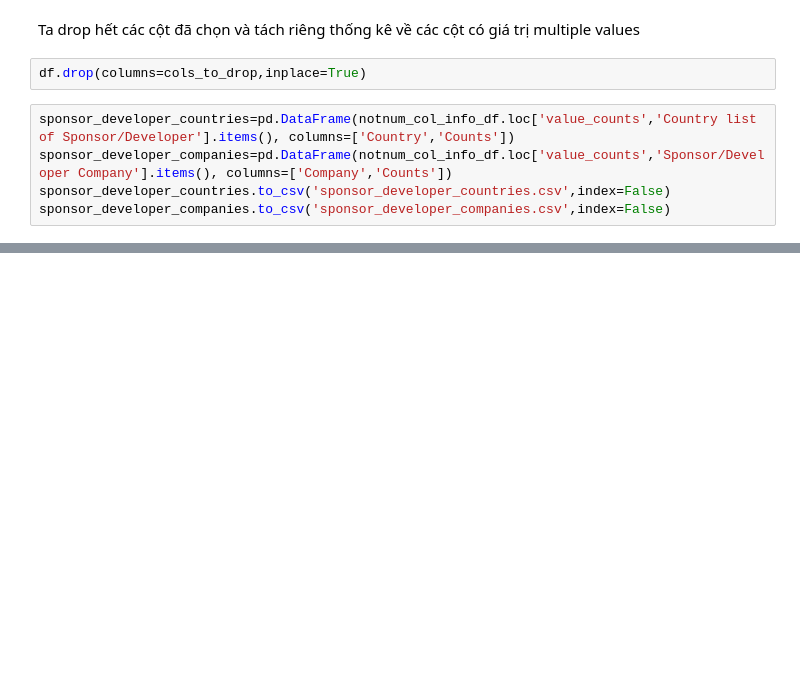
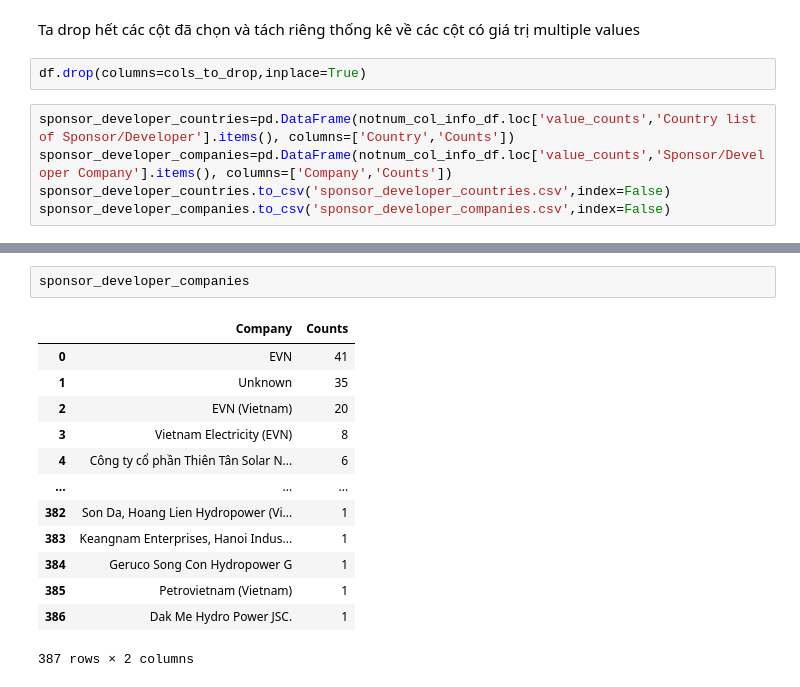
Before and after one commit to JustKidding2K/P4DS_FinalProject, a Jupyter notebook: Source.ipynb, the cells around one changed output, grey strips where cells are left out. Saved outputs shown, nothing was run; the diff lists cells and outputs as text; blank space fills up the shorter version.

```diff
--- a/Source.ipynb
+++ b/Source.ipynb
@@ -377,0 +426,16 @@ sponsor_developer_companies.to_csv('sponsor_developer_companies.csv',index=False
+# %%
+sponsor_developer_companies
+# %% [output]
+|  | Company | Counts |
+| 0 | EVN | 41 |
+| 1 | Unknown | 35 |
+| 2 | EVN (Vietnam) | 20 |
+| 3 | Vietnam Electricity (EVN) | 8 |
+| 4 | Công ty cổ phần Thiên Tân Solar N... | 6 |
+| ... | ... | ... |
+| 382 | Son Da, Hoang Lien Hydropower (Vi... | 1 |
+| 383 | Keangnam Enterprises, Hanoi Indus... | 1 |
+| 384 | Geruco Song Con Hydropower G | 1 |
+| 385 | Petrovietnam (Vietnam) | 1 |
+| 386 | Dak Me Hydro Power JSC. | 1 |
+387 rows × 2 columns
```
Also changed, not shown: parts of 15 cells of this notebook, 2 other files.
